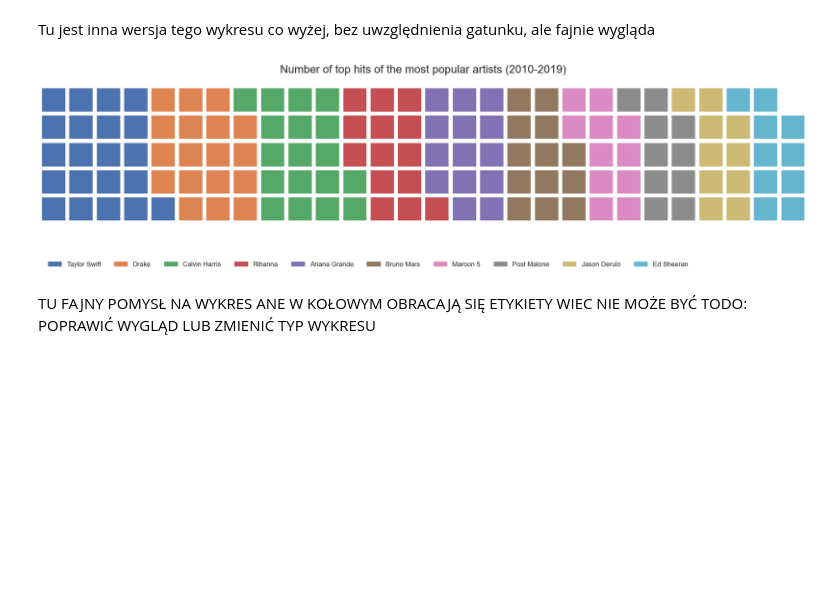
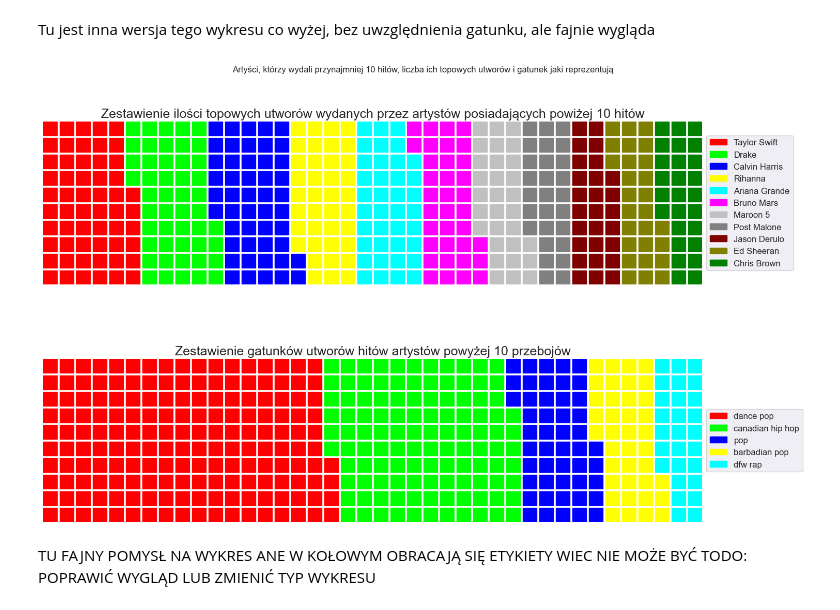
Before and after one commit to Martka-c/Spotify_top_songs_EDA, a Jupyter notebook: main.ipynb, the cells around one changed output. Saved outputs shown, nothing was run; the diff lists cells and outputs as text; code cells hidden in the pictures; blank space fills up the shorter version.

```diff
--- a/main.ipynb
+++ b/main.ipynb
@@ -182,34 +193,45 @@ plt.show()
 # %% [markdown]
 Tu jest inna wersja tego wykresu co wyżej, bez uwzględnienia gatunku, ale fajnie wygląda
-# %%
-# Zliczenie liczby wystąpień każdego artysty i ograniczenie do 10 najpopularniejszych
-top_artists = df['artist'].value_counts().nlargest(10)
-
-# Utworzenie wykresu Waffle chart
-fig = plt.figure(
-    FigureClass=Waffle,
-    rows=5,
-    values=top_artists,
-    # labels=[f"{k}" for k in top_artists.keys()],
-    legend={
-        'labels': [f"{k}" for k in top_artists.keys()],  # lebels could also be under legend instead
-        'loc': 'lower left',
-        'bbox_to_anchor': (0, -0.4),
-        'ncol': len(top_artists),
-        'framealpha': 0,
-        'fontsize': 12,
-    },
-    figsize=(20,20),
-    colors=sns.color_palette("deep", len(top_artists.keys()))
-)
-
-# Dodanie tytułu
-plt.title('Number of top hits of the most popular artists (2010-2019)\n', fontdict={'fontsize': 20})
-
-# Wyświetlenie wykresu
-plt.show()
-# %% [output]
-[figure, removed]
+# %%
+index = df['artist'].value_counts()[df['artist'].value_counts() >= 10].index.tolist()
+val = df['artist'].value_counts()[df['artist'].value_counts() >= 10].values.tolist()
+genres = df.loc[df['artist'].isin(index), 'top genre'].unique().tolist()
+genres_count = df.loc[df['artist'].isin(index), 'top genre'].value_counts()
+
+
+
+
+colors1 = ['#FF0000', '#00FF00', '#0000FF', '#FFFF00', '#00FFFF', '#FF00FF', '#C0C0C0', '#808080', '#800000', '#808000', '#008000']
+colors2 = ['#FF0000', '#00FF00', '#0000FF', '#FFFF00', '#00FFFF']
+fig = plt.figure(FigureClass=Waffle,
+                 plots = {212: {'values': genres_count,
+                               'labels': genres,
+                               'legend':{'loc':'center left', 'bbox_to_anchor': (1.0, 0.5),
+                                          'ncol':1, 'fontsize':12},
+                                'title':{'label':'Zestawienie gatunków utworów hitów artystów powyżej 10 przebojów', 'fontsize':18},
+                              'colors': colors2
+                               },
+                         211: {'values': val,
+                               'labels': index,
+                               'legend':{'loc':'center left', 'bbox_to_anchor': (1.0, 0.5),
+                                          'ncol':1, 'fontsize':12},
+                                'title':{'label':'Zestawienie ilości topowych utworów wydanych przez artystów posiadających powiżej 10 hitów', 'fontsize':18},
+                               'colors': colors1
+                               },
+
+                          },
+                 figsize=(15,10),
+                 rows=10,
+                 columns = 40,
+
+)
+
+fig.suptitle('Artyści, którzy wydali przynajmniej 10 hitów, liczba ich topowych utworów i gatunek jaki reprezentują')
+
+plt.tight_layout()
+plt.show()
+# %% [output]
+[figure, added]
 # %% [markdown]
 TU FAJNY POMYSŁ NA WYKRES ANE W KOŁOWYM OBRACAJĄ SIĘ ETYKIETY WIEC NIE MOŻE BYĆ TODO: POPRAWIĆ WYGLĄD LUB ZMIENIĆ TYP WYKRESU
 # %% [markdown]
```
Also changed, not shown: parts of 21 cells of this notebook.
